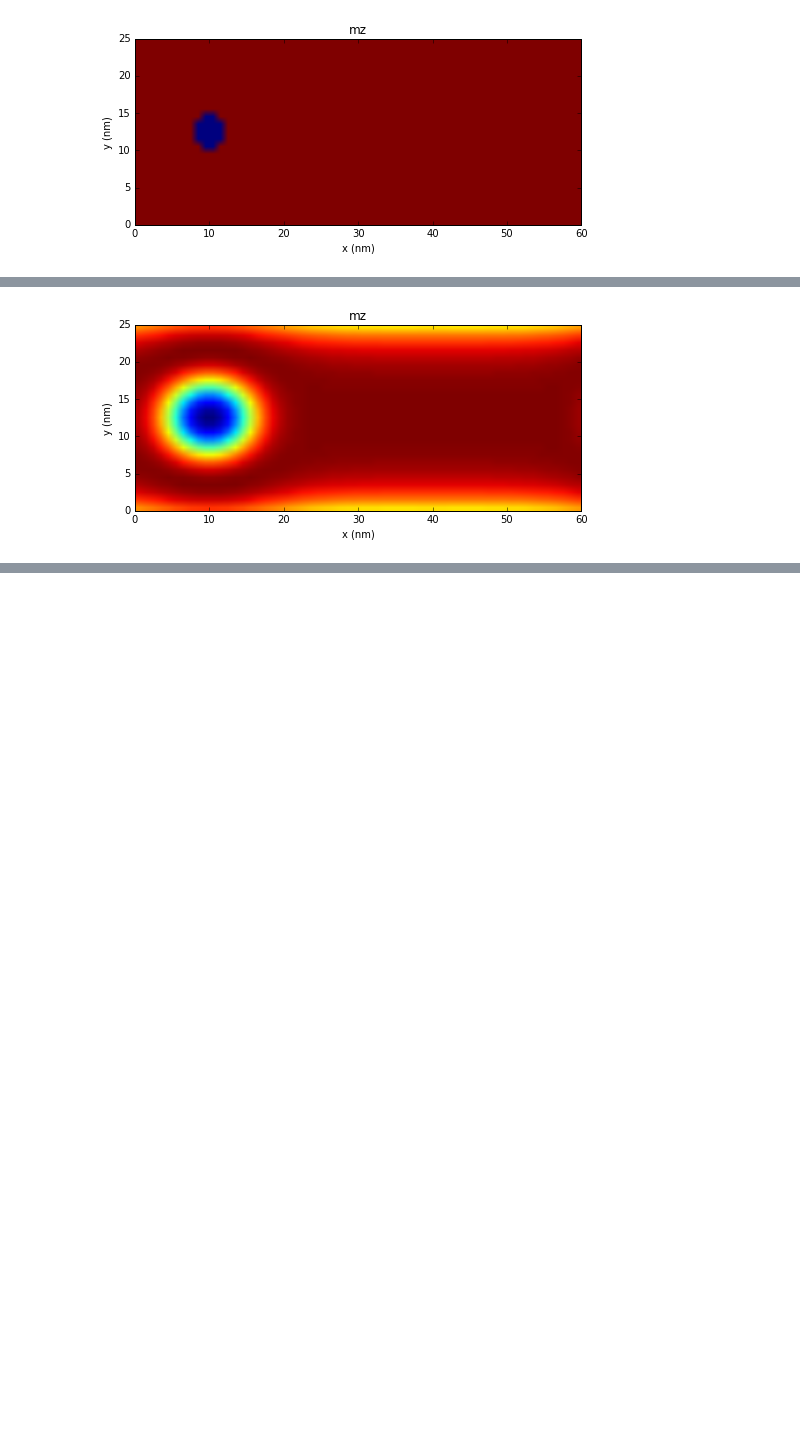
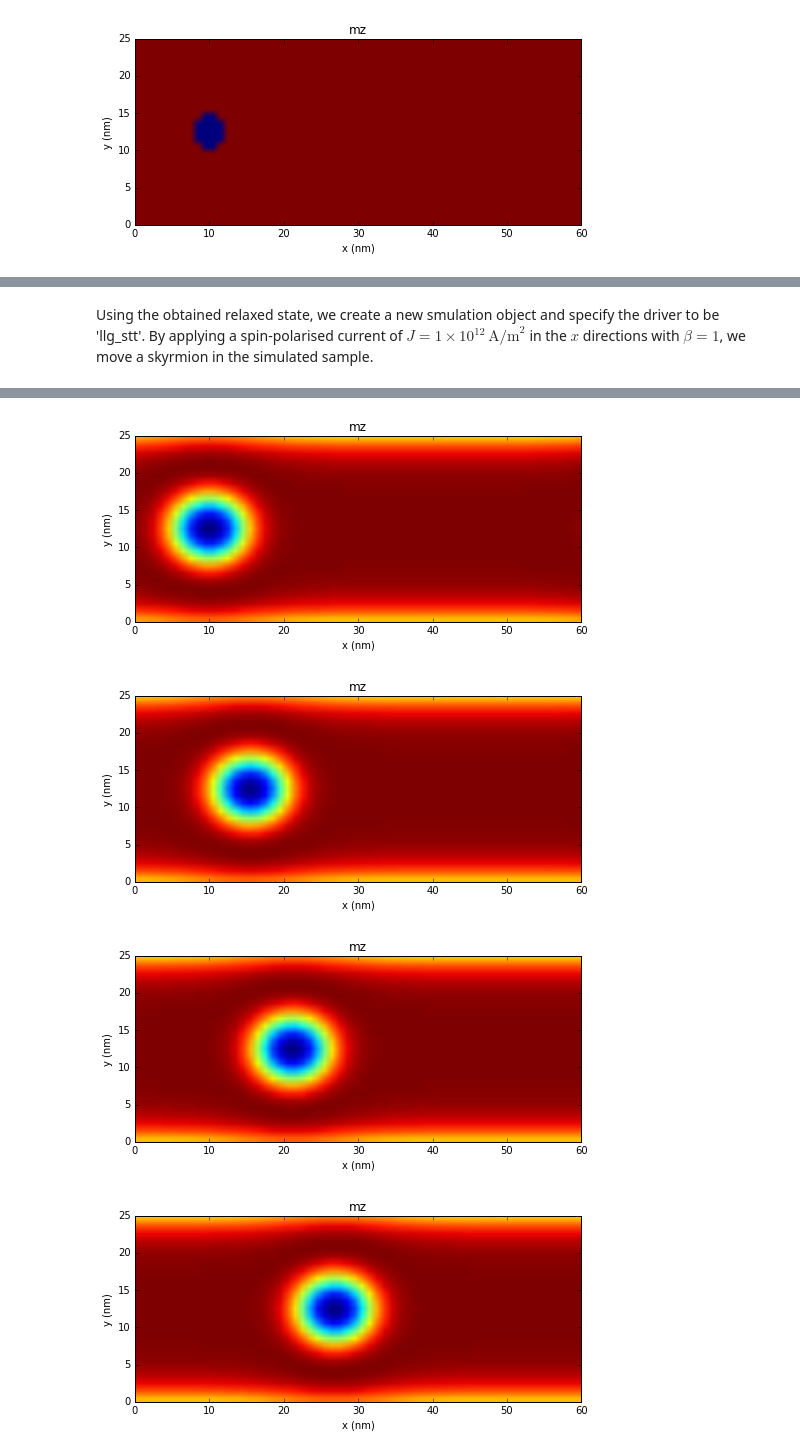
Before and after one commit to computationalmodelling/fidimag, a Jupyter notebook: doc/ipynb/Spin-polarised-current-driven-skyrmion.ipynb, the cells around one changed output, grey strips where cells are left out. Drawn from its saved outputs; the diff is of its cells as text; code cells hidden in the pictures; blank space fills up the shorter version.

```diff
--- a/doc/ipynb/Spin-polarised-current-driven-skyrmion.ipynb
+++ b/doc/ipynb/Spin-polarised-current-driven-skyrmion.ipynb
@@ -93,4 +102,25 @@ sim.run_until(25e-9)
-# %%
-plot_magnetisation(np.copy(sim.spin))
-# %% [output]
-[figure, removed]
+# %% [markdown]
+Using the obtained relaxed state, we create a new smulation object and specify the driver to be 'llg_stt'. By applying a spin-polarised current of $J = 1 \times 10^{12} \,\text{A/m}^{2}$ in the $x$ directions with $\beta = 1$, we move a skyrmion in the simulated sample.
+# %%
+sim2  = Sim(mesh, driver='llg_stt')  # create simulation object
+
+# Set parameters.
+sim2.Ms = Ms
+sim2.alpha = alpha
+sim2.gamma = gamma
+
+# Add energies.
+sim2.add(UniformExchange(A=A))
+sim2.add(DMI(D))
+sim2.add(Zeeman(H))
+
+sim2.jx = -1e12
+sim2.beta = 1
+
+sim2.set_m(np.load('m0.npy'))
+
+t_array = np.arange(0, 1e-9, 0.2e-9)
+for t in t_array:
+    sim2.run_until(t)
+    plot_magnetisation(np.copy(sim2.spin))
+# %% [output]
@@ -96,0 +129,4 @@ plot_magnetisation(np.copy(sim.spin))
+[figure, added]
+[figure, added]
+[figure, added]
+[figure, added]
```
Also changed, not shown: parts of 13 cells of this notebook.
